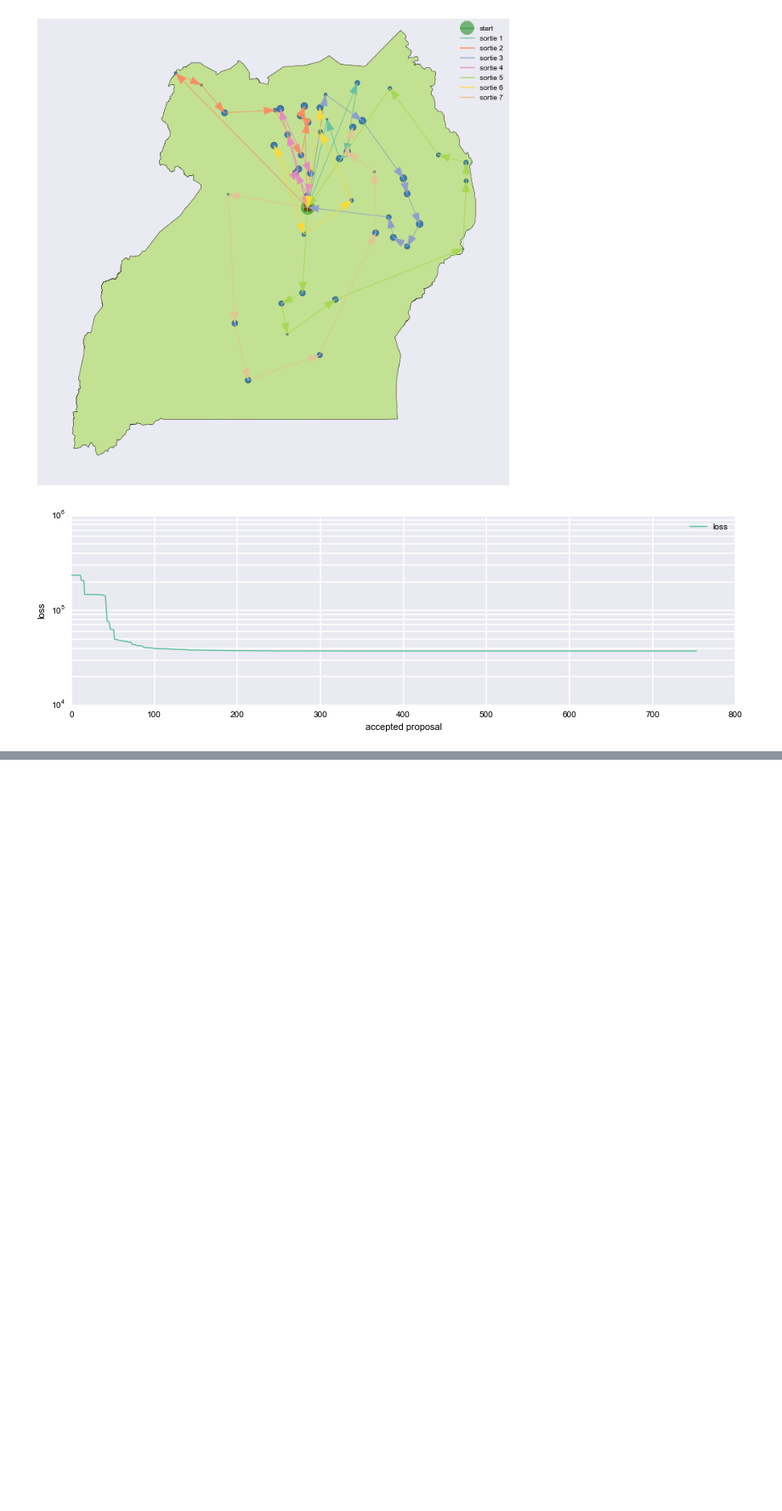
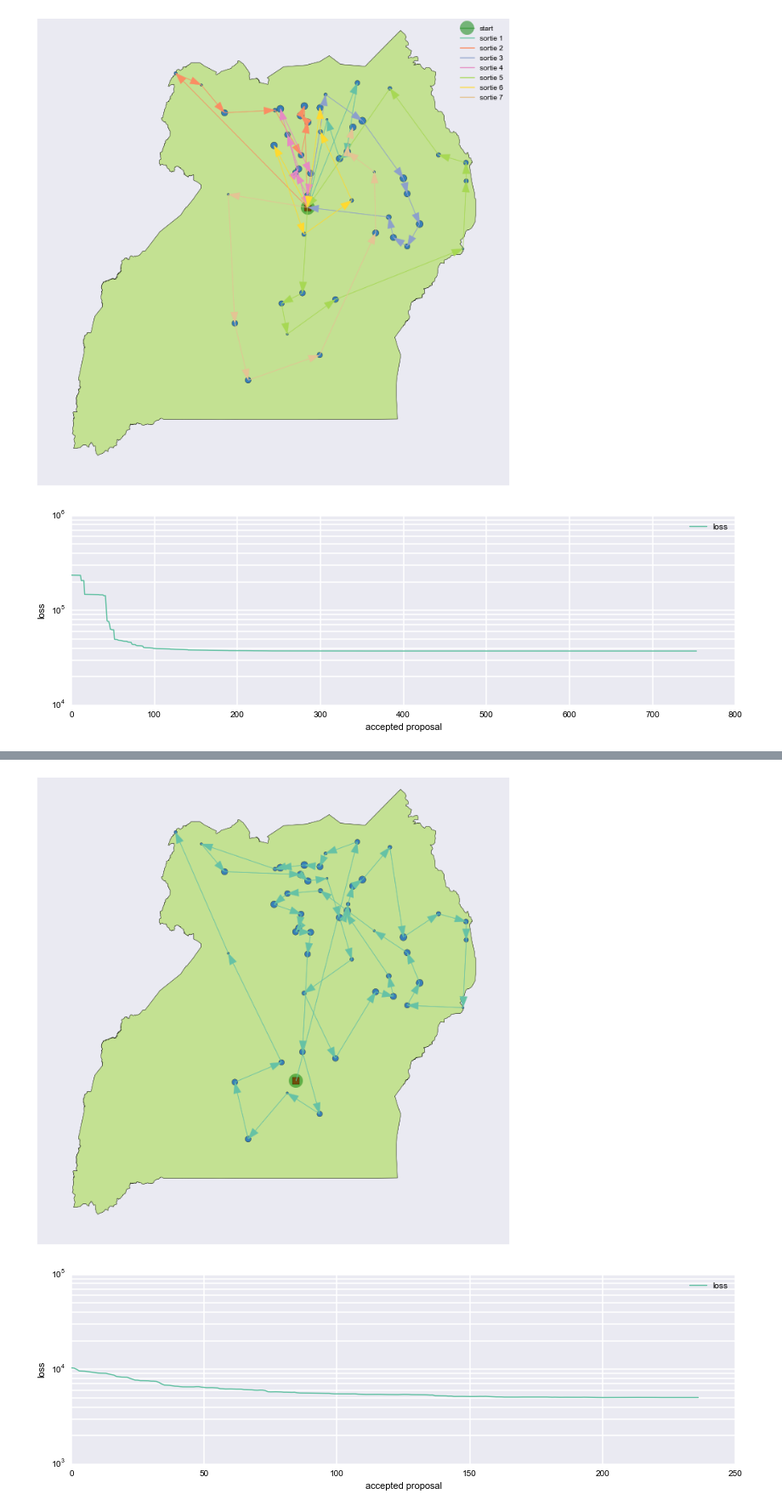
Before and after one commit to pjbull/civil_conflict, a Jupyter notebook: Optimization.ipynb, the cells around one changed output, grey strips where cells are left out. Shown at 85% size. Cells and saved outputs as stored; diff of their text form; code cells hidden in the pictures; blank space fills up the shorter version.

```diff
--- a/Optimization.ipynb
+++ b/Optimization.ipynb
@@ -289,3 +289,11 @@ plt.show()
 # %% [output]
 [figure]
 [figure]
+# %%
+c.set_hq(np.array([[32.5811, 0.3136]]))
+r = Route(c, np.array([200000000]*3))
+
+x0 = np.arange(c.n)
+res, losses, dists = sim_anneal(r.loss, r.perturb, x0,
+                               t0=10.0, ntrial=30000, reanneal=1000,
+                               other_func=r.dist, verbose=True)
@@ -291,0 +318,20 @@ plt.show()
+# %%
+import graphics
+reload(graphics)
+
+#fig, ax = plt.subplots(figsize=(8, 8))
+fig, ax = UgandaExplore.plot_map(outline_only=True)
+ax = graphics.plot_route_with_colors(c, res, ax)
+#ax.legend()#bbox_to_anchor=(1.18, 1))
+plt.show()
+
+fig = plt.figure(figsize=(14, 4))
+plt.plot(losses, label='loss')
+plt.semilogy()
+plt.legend()
+plt.xlabel('accepted proposal')
+plt.ylabel('loss')
+plt.show()
+# %% [output]
+[figure, added]
+[figure, added]
```
Also changed, not shown: parts of 1 cell of this notebook, 5 other files.
